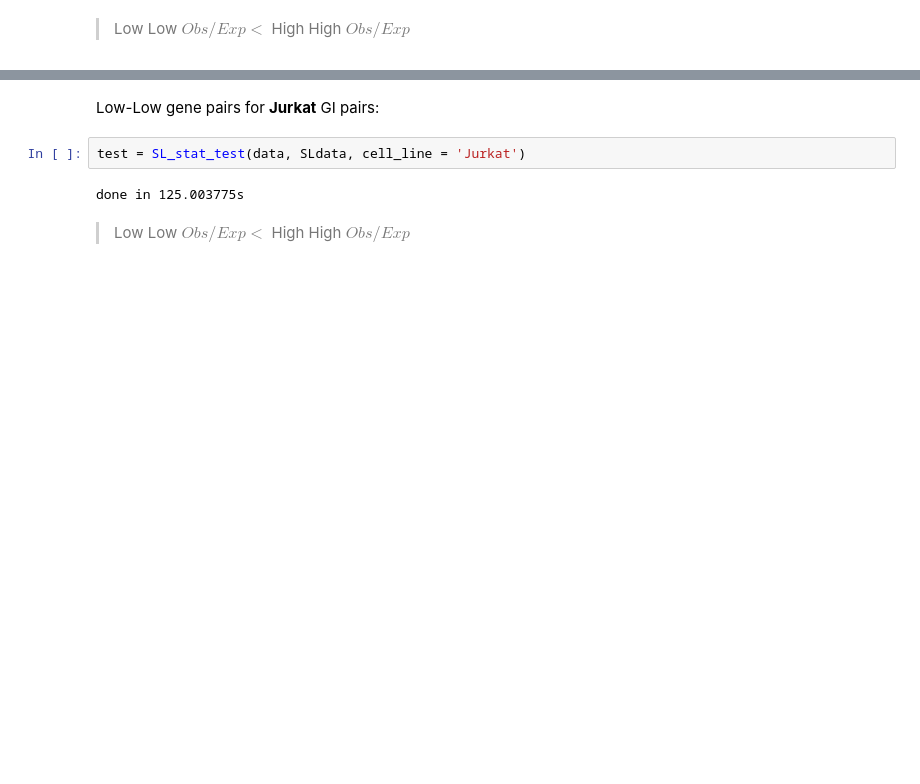
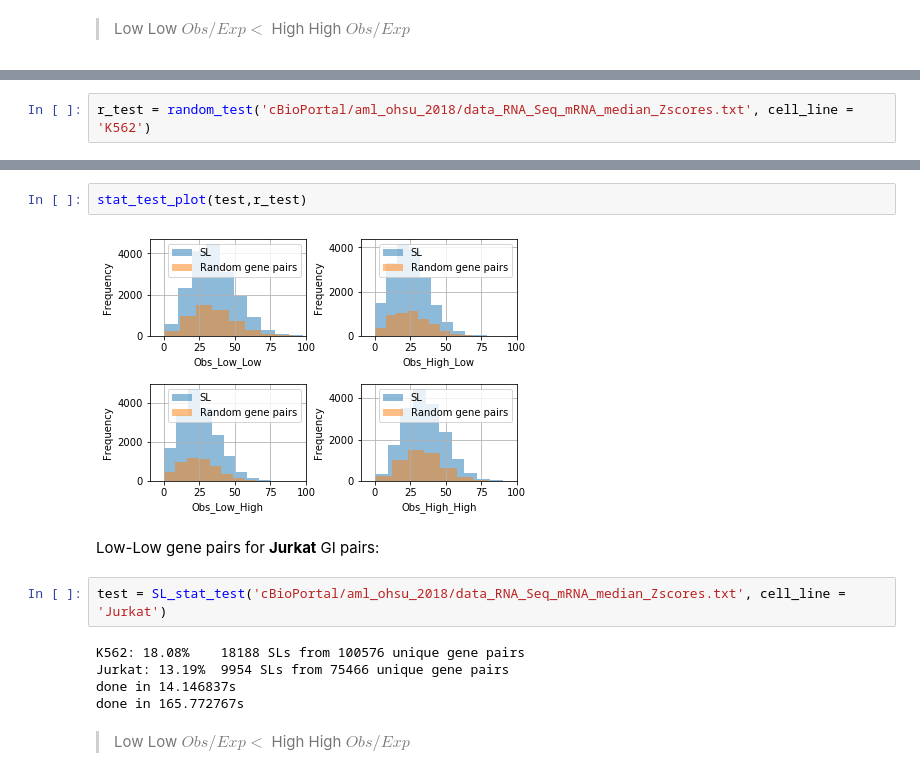
Before and after one commit to goodarzilab/Abe, a Jupyter notebook: Projects/Patient_GI/notebook.ipynb, the cells around one changed output, grey strips where cells are left out. Cells and saved outputs as stored; diff of their text form; blank space fills up the shorter version.

```diff
--- a/Projects/Patient_GI/notebook.ipynb
+++ b/Projects/Patient_GI/notebook.ipynb
@@ -236,0 +290,2 @@ test[
+# %%
+r_test = random_test('cBioPortal/aml_ohsu_2018/data_RNA_Seq_mRNA_median_Zscores.txt', cell_line = 'K562')
@@ -237,8 +319,15 @@ test[
+# %%
+stat_test_plot(test,r_test)
+# %% [output]
+[figure, added]
 # %% [markdown]
 Low-Low gene pairs for **Jurkat** GI pairs:
 # %%
-test = SL_stat_test(data, SLdata, cell_line = 'Jurkat')
+test = SL_stat_test('cBioPortal/aml_ohsu_2018/data_RNA_Seq_mRNA_median_Zscores.txt', cell_line = 'Jurkat')
 # %% [output]
-done in 125.003775s
+K562: 18.08%    18188 SLs from 100576 unique gene pairs
+Jurkat: 13.19%  9954 SLs from 75466 unique gene pairs
+done in 14.146837s
+done in 165.772767s
 # %% [markdown]
 > Low Low $Obs/Exp <  $ High High $Obs/Exp$
```
Also changed, not shown: parts of 36 cells of this notebook.
